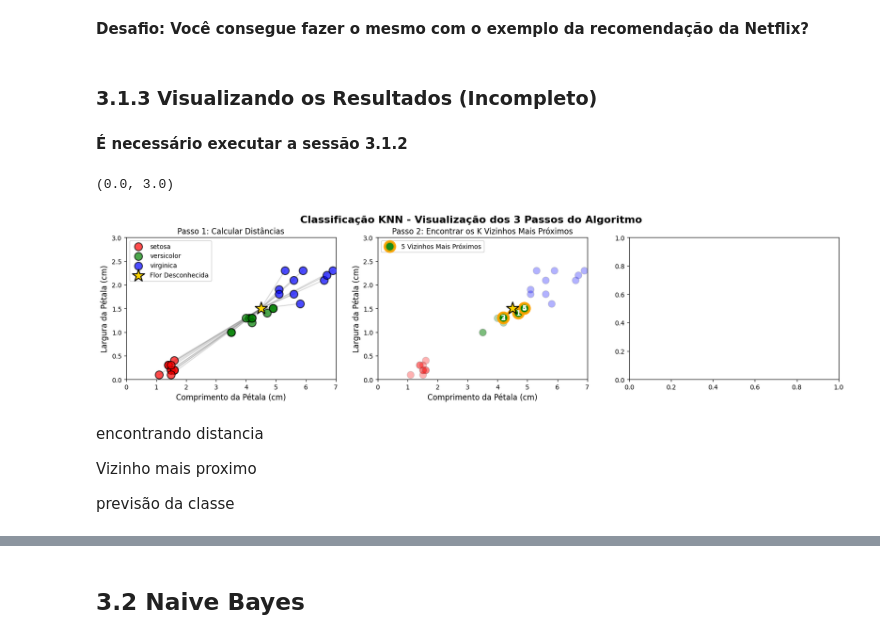
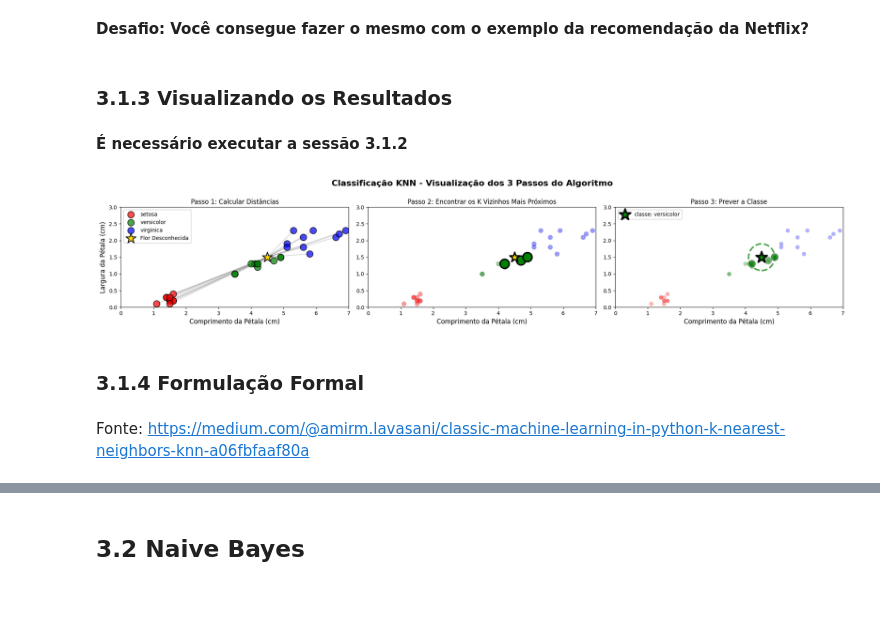
Before and after one commit to GB-Navarro/case-ia-fea-dev, a Jupyter notebook: case_ia.ipynb, the cells around one changed output, grey strips where cells are left out. Saved outputs shown, nothing was run; the diff lists cells and outputs as text; code cells hidden in the pictures; blank space fills up the shorter version.

```diff
--- a/case_ia.ipynb
+++ b/case_ia.ipynb
@@ -575,7 +575,7 @@ Resultado da previsão:
 # %% [markdown]
 **Desafio: Você consegue fazer o mesmo com o exemplo da recomendação da Netflix?**
 # %% [markdown]
-### 3.1.3 Visualizando os Resultados (Incompleto)
+### 3.1.3 Visualizando os Resultados
 # %% [markdown]
 **É necessário executar a sessão 3.1.2**
 # %%
@@ -623,54 +623,70 @@ for i, ponto in enumerate(X_amostra):
 
 ax1.set_xlabel("Comprimento da Pétala (cm)", fontsize=12)
 ax1.set_ylabel("Largura da Pétala (cm)", fontsize=12)
 ax1.set_title("Passo 1: Calcular Distâncias")
 ax1.legend(loc='upper left', fontsize=10, framealpha=0.95)
 ax1.set_xlim(0, 7)
 ax1.set_ylim(0, 3)
 
 # ----- GRÁFICO 2: Encontrar K Vizinhos ------
 ax2 = axes[1]
 
 for i in range(3):
     indices = y_amostra == i
     ax2.scatter(X_amostra[indices, 0], X_amostra[indices, 1],
-                 c=cores[i], s=120, alpha=0.3,
-                 edgecolors='gray', linewidth=1, zorder=2)
+                 c=cores[i], s=80, alpha=0.4,
+                 edgecolors='gray', linewidth=0.5, zorder=1)
 
 # Destacando os k vizinhos mais próximos
 vizinhos_pts = X_amostra[vizinhos_viz]
 vizinhos_cls = y_amostra[vizinhos_viz]
 cores_viz = [cores[int(cls)] for cls in vizinhos_cls]
 
 ax2.scatter(vizinhos_pts[:, 0], vizinhos_pts[:, 1],
-            c=cores_viz, s=250, alpha=0.9,
-            edgecolors='orange', linewidth=4, zorder=5, label=f'{k_viz} Vizinhos Mais Próximos')
+            c=cores_viz, s=300, alpha=0.95,
+            edgecolors='black', linewidth=2.5, zorder=5)
 
-# Linhas conectando aos vizinhos
-for ponto in vizinhos_pts:
-    ax2.plot([novo_ponto_viz[0], ponto[0]], [novo_ponto_viz[1], ponto[1]],
-             'orange', alpha=0.8, linewidth=3, zorder=4)
-
-for i, idx in enumerate(vizinhos_viz):
-    ponto = X_amostra[idx]
-    ax2.text(ponto[0], ponto[1], f'{i+1}', fontsize=11, fontweight='bold',
-             ha='center', va='center', color='white', zorder=6)
 
 ax2.scatter(novo_ponto_viz[0], novo_ponto_viz[1], c='gold', s=400, marker='*',
-            edgecolors='k', linewidth=1.5, zorder=10)
+            edgecolors='k', linewidth=2.5, zorder=10)
 
 ax2.set_xlabel("Comprimento da Pétala (cm)", fontsize=12)
-ax2.set_ylabel("Largura da Pétala (cm)", fontsize=12)
 ax2.set_title("Passo 2: Encontrar os K Vizinhos Mais Próximos")
-ax2.legend(loc='upper left', fontsize=10, framealpha=0.95)
 ax2.set_xlim(0, 7)
 ax2.set_ylim(0, 3)
+
+# ----- GRÁFICO 3: Prever a Classe ------
+ax3 = axes[2]
+
+for i in range(3):
+    indices = y_amostra == i
+    ax3.scatter(X_amostra[indices, 0], X_amostra[indices, 1],
+                 c=cores[i], s=60, alpha=0.3,
+                 edgecolors='gray', linewidth=0.3, zorder=1)
+
+ax3.scatter(vizinhos_pts[:, 0], vizinhos_pts[:, 1],
+            c=cores_viz, s=180, alpha=0.5,
+            edgecolors='gray', linewidth=1.5, zorder=3)
+
+cor_prev = cores[int(classe_viz)]
+ax3.scatter(novo_ponto_viz[0], novo_ponto_viz[1], c=cor_prev, s=500, marker='*',
+            edgecolors='k', linewidth=3, zorder=10, alpha=0.95, label=f'classe: {labels[int(classe_viz)]}')
+
+from matplotlib.patches import Circle
+circulo = Circle(novo_ponto_viz, dist_viz[vizinhos_viz[-1]],
+                  fill= False, edgecolor=cor_prev, linewidth=3, linestyle='--', alpha=0.7, zorder=2)
+ax3.add_patch(circulo)
+
+ax3.set_xlabel("Comprimento da Pétala (cm)", fontsize=12)
+ax3.set_title("Passo 3: Prever a Classe")
+ax3.set_xlim(0, 7)
+ax3.set_ylim(0, 3)
+ax3.legend(loc='upper left', fontsize=10, framealpha=0.95)
+plt.tight_layout()
+plt.show()
 # %% [output]
-(0.0, 3.0)
-[figure, old version]
+[figure, new version]
-# %% [markdown]
-encontrando distancia
-
-Vizinho mais proximo
-
-previsão da classe
+# %% [markdown]
+### 3.1.4 Formulação Formal
+# %% [markdown]
+Fonte: https://medium.com/@amirm.lavasani/classic-machine-learning-in-python-k-nearest-neighbors-knn-a06fbfaaf80a
```
Also changed, not shown: parts of 18 cells of this notebook.
